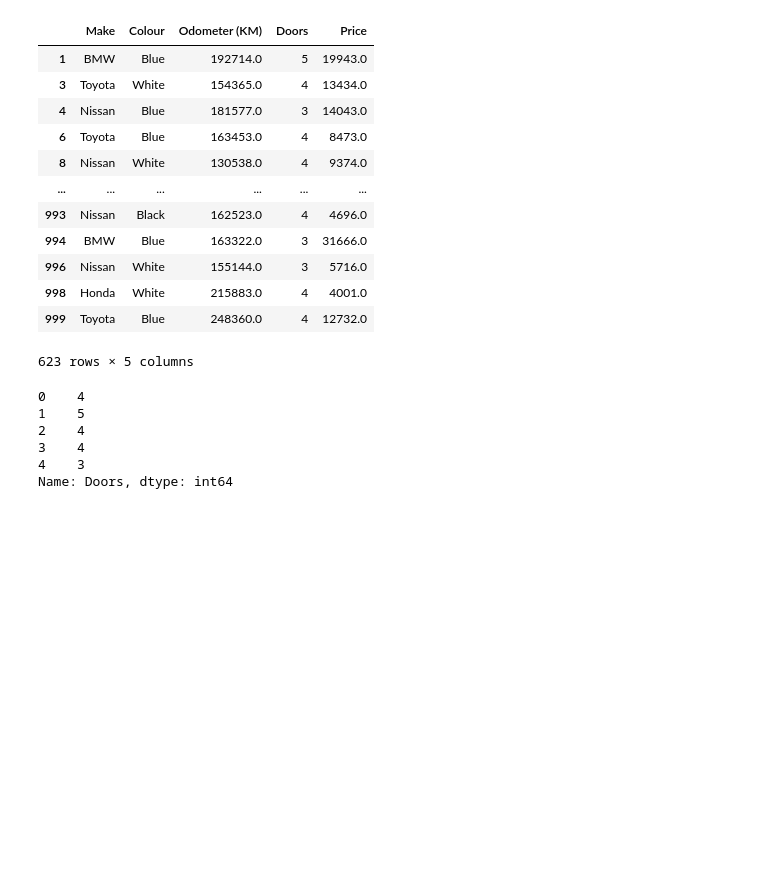
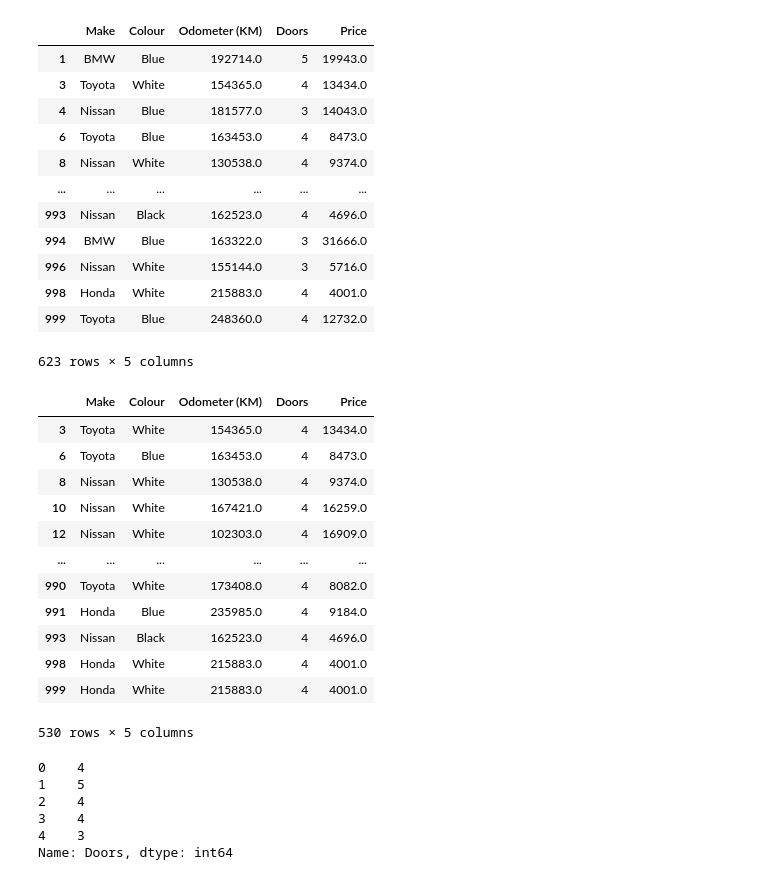
Before and after one commit to PICT-ACM-Student-Chapter/Machine-Learning-Bootcamp-2025-Sem-II, a Jupyter notebook: DAY 1/Jupyter Notebooks/pandasbasic.ipynb, the cells around one changed output. Drawn from its saved outputs; the diff is of its cells as text; code cells hidden in the pictures; blank space fills up the shorter version.

```diff
--- a/DAY 1/Jupyter Notebooks/pandasbasic.ipynb
+++ b/DAY 1/Jupyter Notebooks/pandasbasic.ipynb
@@ -321,6 +329,23 @@ df[df["Odometer (KM)"] >100000]
 | 998 | Honda | White | 215883.0 | 4 | 4001.0 |
 | 999 | Toyota | Blue | 248360.0 | 4 | 12732.0 |
 623 rows × 5 columns
+# %%
+#Filtering data using logical operator
+df[(df["Odometer (KM)"] > 100000) & (df["Doors"] == 4)]
+# %% [output]
+|  | Make | Colour | Odometer (KM) | Doors | Price |
+| 3 | Toyota | White | 154365.0 | 4 | 13434.0 |
+| 6 | Toyota | Blue | 163453.0 | 4 | 8473.0 |
+| 8 | Nissan | White | 130538.0 | 4 | 9374.0 |
+| 10 | Nissan | White | 167421.0 | 4 | 16259.0 |
+| 12 | Nissan | White | 102303.0 | 4 | 16909.0 |
+| ... | ... | ... | ... | ... | ... |
+| 990 | Toyota | White | 173408.0 | 4 | 8082.0 |
+| 991 | Honda | Blue | 235985.0 | 4 | 9184.0 |
+| 993 | Nissan | Black | 162523.0 | 4 | 4696.0 |
+| 998 | Honda | White | 215883.0 | 4 | 4001.0 |
+| 999 | Honda | White | 215883.0 | 4 | 4001.0 |
+530 rows × 5 columns
 # %%
 #Applying function to Data
 df["Doors"].head()
```
Also changed, not shown: parts of 16 cells of this notebook.
